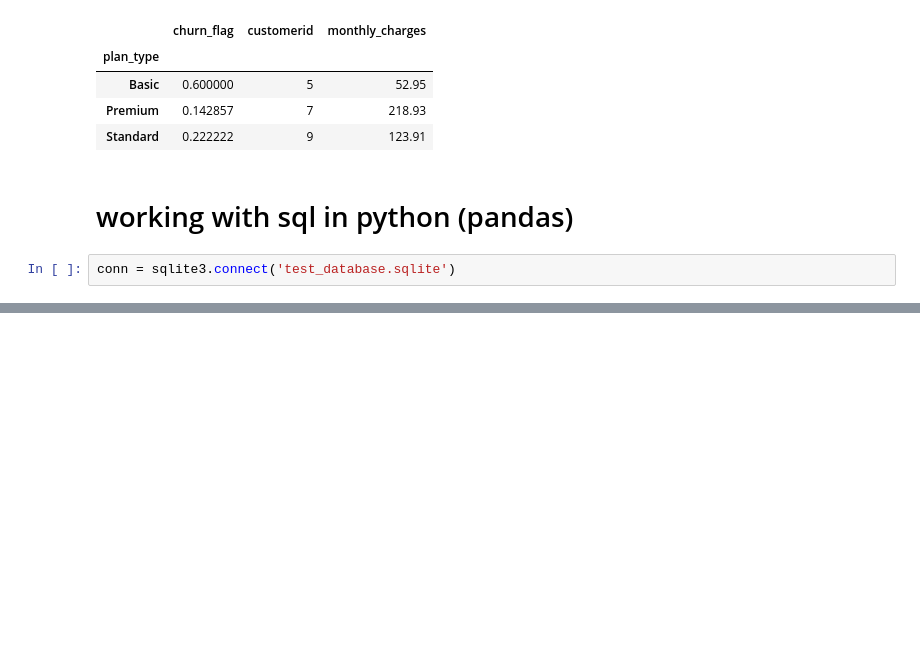
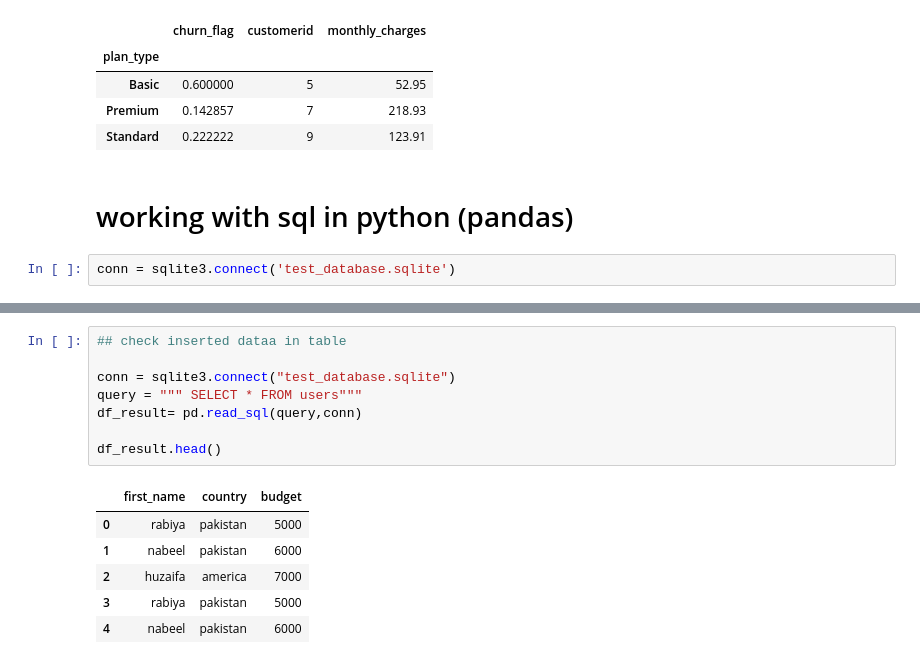
Before and after one commit to Rabiya-gull/data-analysation, a Jupyter notebook: project.ipynb, the cells around one changed output, grey strips where cells are left out. Saved outputs shown, nothing was run; the diff lists cells and outputs as text; blank space fills up the shorter version.

Commit message:
added sql connections

```diff
--- a/project.ipynb
+++ b/project.ipynb
@@ -1122,0 +1152,15 @@ conn.execute()
+# %%
+## check inserted dataa in table
+
+conn = sqlite3.connect("test_database.sqlite")
+query = """ SELECT * FROM users"""
+df_result= pd.read_sql(query,conn)
+
+df_result.head()
+# %% [output]
+|  | first_name | country | budget |
+| 0 | rabiya | pakistan | 5000 |
+| 1 | nabeel | pakistan | 6000 |
+| 2 | huzaifa | america | 7000 |
+| 3 | rabiya | pakistan | 5000 |
+| 4 | nabeel | pakistan | 6000 |
```
Also changed, not shown: parts of 6 cells of this notebook.
